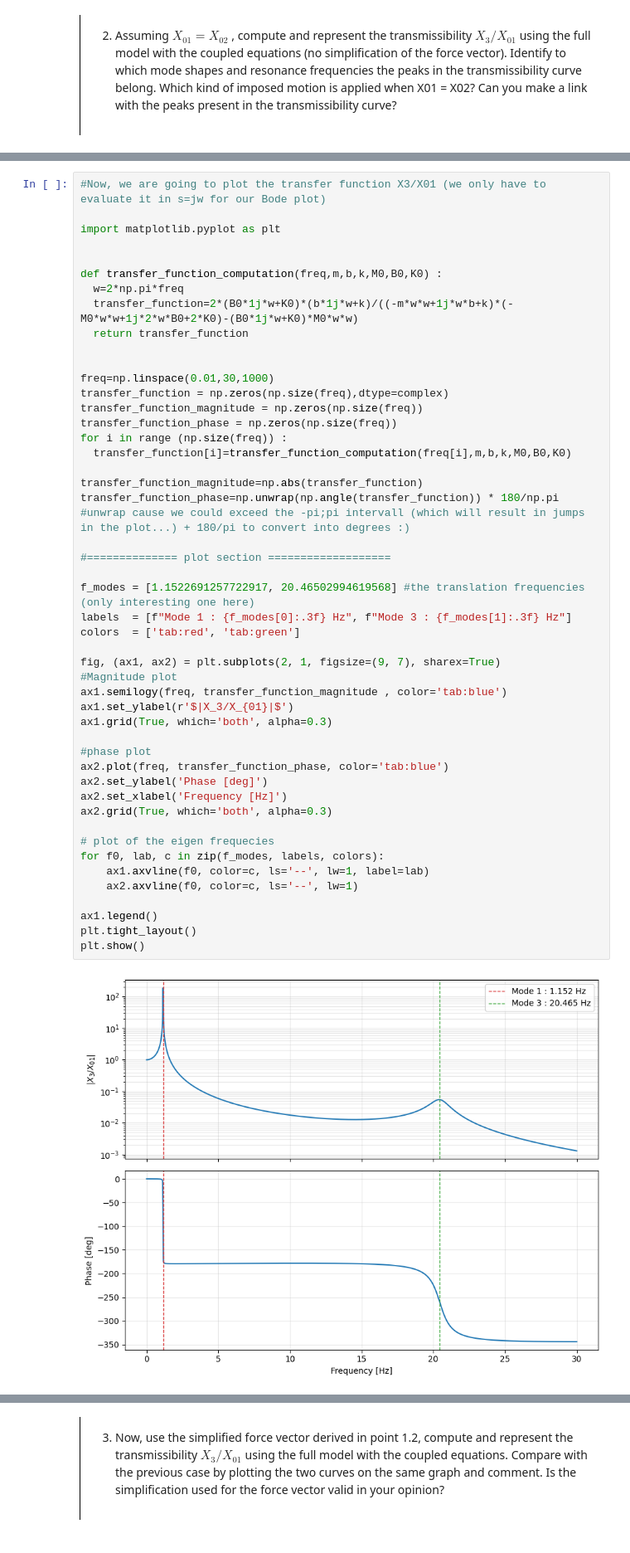
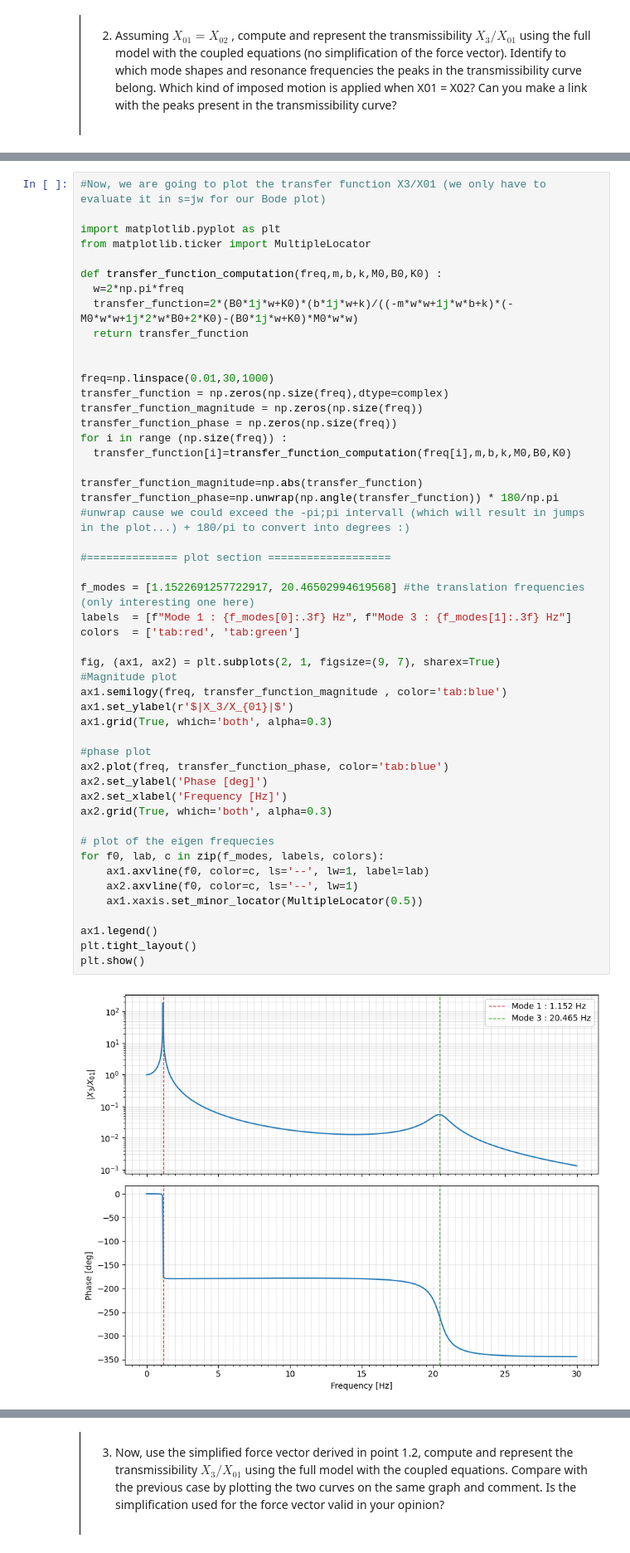
Before and after one commit to ruelenslais9-spec/MV2627_Exercises, a Jupyter notebook: Project2627/project.ipynb, the cells around one changed output, grey strips where cells are left out. Shown at 83% size. Drawn from its saved outputs; the diff is of its cells as text.

```diff
--- a/Project2627/project.ipynb
+++ b/Project2627/project.ipynb
@@ -192,7 +198,7 @@ We can simplify it as :
 #Now, we are going to plot the transfer function X3/X01 (we only have to evaluate it in s=jw for our Bode plot)
 
 import matplotlib.pyplot as plt
-
+from matplotlib.ticker import MultipleLocator
 
 def transfer_function_computation(freq,m,b,k,M0,B0,K0) :
   w=2*np.pi*freq
@@ -210,31 +216,32 @@ for i in range (np.size(freq)) :
 transfer_function_magnitude=np.abs(transfer_function)
 transfer_function_phase=np.unwrap(np.angle(transfer_function)) * 180/np.pi #unwrap cause we could exceed the -pi;pi intervall (which will result in jumps in the plot...) + 180/pi to convert into degrees :)
 
 #============== plot section ===================
 
 f_modes = [1.1522691257722917, 20.46502994619568] #the translation frequencies (only interesting one here)
 labels  = [f"Mode 1 : {f_modes[0]:.3f} Hz", f"Mode 3 : {f_modes[1]:.3f} Hz"]
 colors  = ['tab:red', 'tab:green']
 
 fig, (ax1, ax2) = plt.subplots(2, 1, figsize=(9, 7), sharex=True)
 #Magnitude plot
 ax1.semilogy(freq, transfer_function_magnitude , color='tab:blue')
 ax1.set_ylabel(r'$|X_3/X_{01}|$')
 ax1.grid(True, which='both', alpha=0.3)
 
 #phase plot
 ax2.plot(freq, transfer_function_phase, color='tab:blue')
 ax2.set_ylabel('Phase [deg]')
 ax2.set_xlabel('Frequency [Hz]')
 ax2.grid(True, which='both', alpha=0.3)
 
 # plot of the eigen frequecies
 for f0, lab, c in zip(f_modes, labels, colors):
     ax1.axvline(f0, color=c, ls='--', lw=1, label=lab)
     ax2.axvline(f0, color=c, ls='--', lw=1)
+    ax1.xaxis.set_minor_locator(MultipleLocator(0.5))
 
 ax1.legend()
 plt.tight_layout()
 plt.show()
 # %% [output]
-[figure, old version]
+[figure, new version]
```
Also changed, not shown: parts of 3 cells of this notebook.
